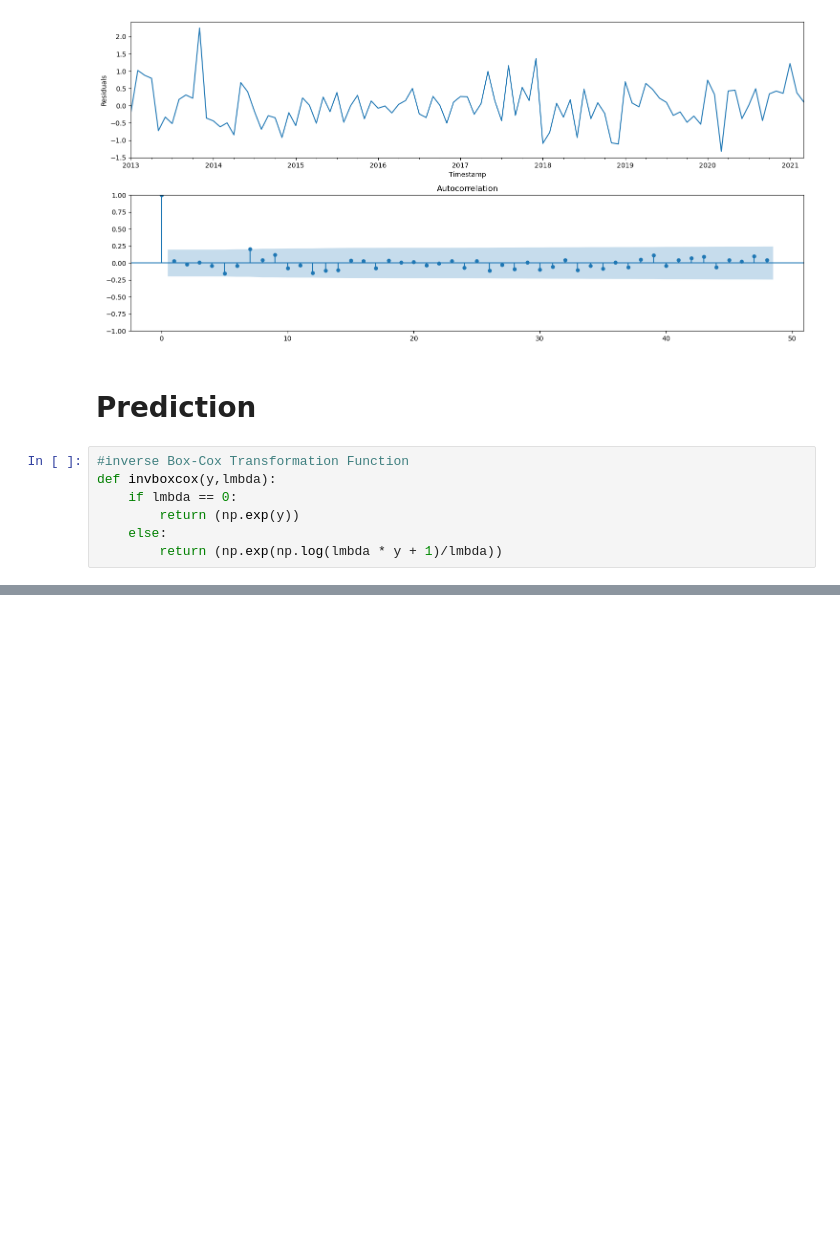
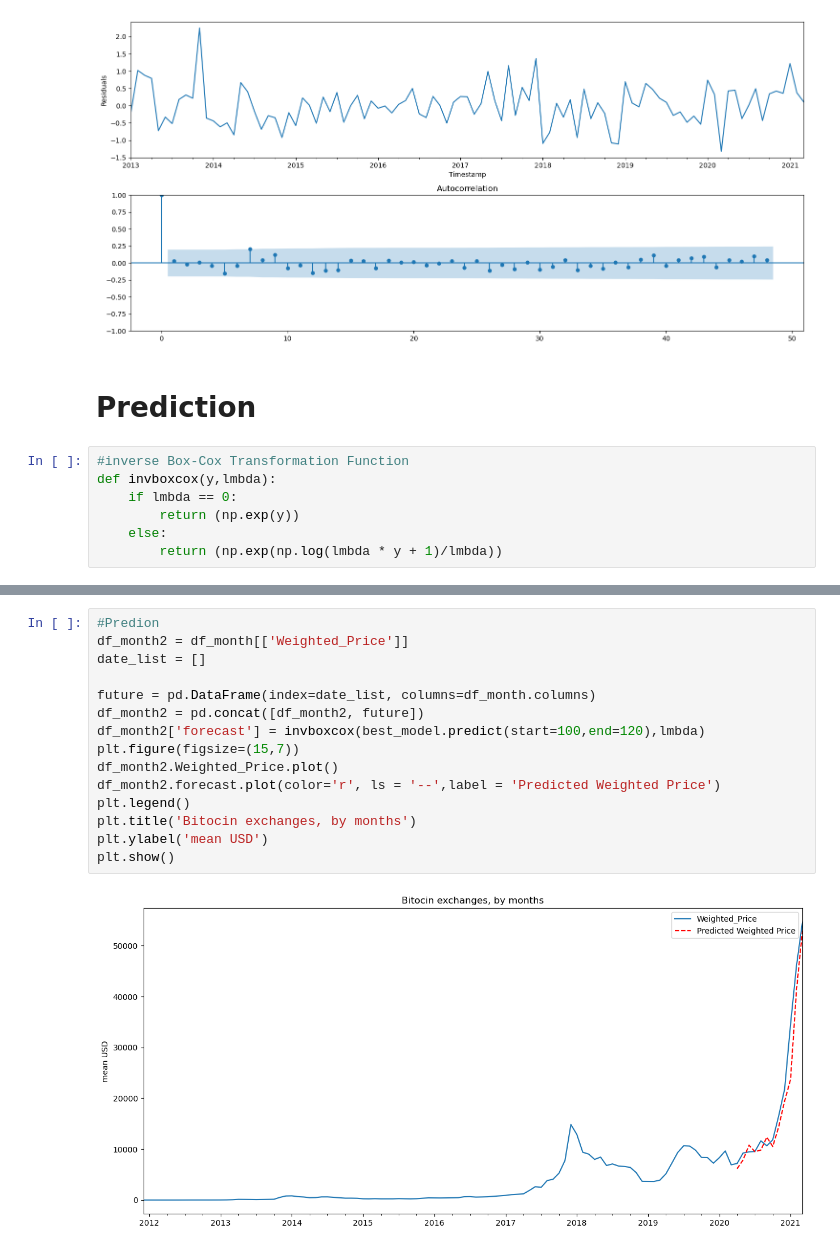
Before and after one commit to nomiruzzaman/BitcoinPricePrediction, a Jupyter notebook: bitcoin-price-prediction-using-sarima.ipynb, the cells around one changed output, grey strips where cells are left out. Drawn from its saved outputs; the diff is of its cells as text; blank space fills up the shorter version.

```diff
--- a/bitcoin-price-prediction-using-sarima.ipynb
+++ b/bitcoin-price-prediction-using-sarima.ipynb
@@ -300,0 +320,17 @@ plt.show()
+# %%
+#Predion
+df_month2 = df_month[['Weighted_Price']]
+date_list = []
+
+future = pd.DataFrame(index=date_list, columns=df_month.columns)
+df_month2 = pd.concat([df_month2, future])
+df_month2['forecast'] = invboxcox(best_model.predict(start=100,end=120),lmbda)
+plt.figure(figsize=(15,7))
+df_month2.Weighted_Price.plot()
+df_month2.forecast.plot(color='r', ls = '--',label = 'Predicted Weighted Price')
+plt.legend()
+plt.title('Bitocin exchanges, by months')
+plt.ylabel('mean USD')
+plt.show()
+# %% [output]
+[figure, added]
```
Also changed, not shown: parts of 5 cells of this notebook.
